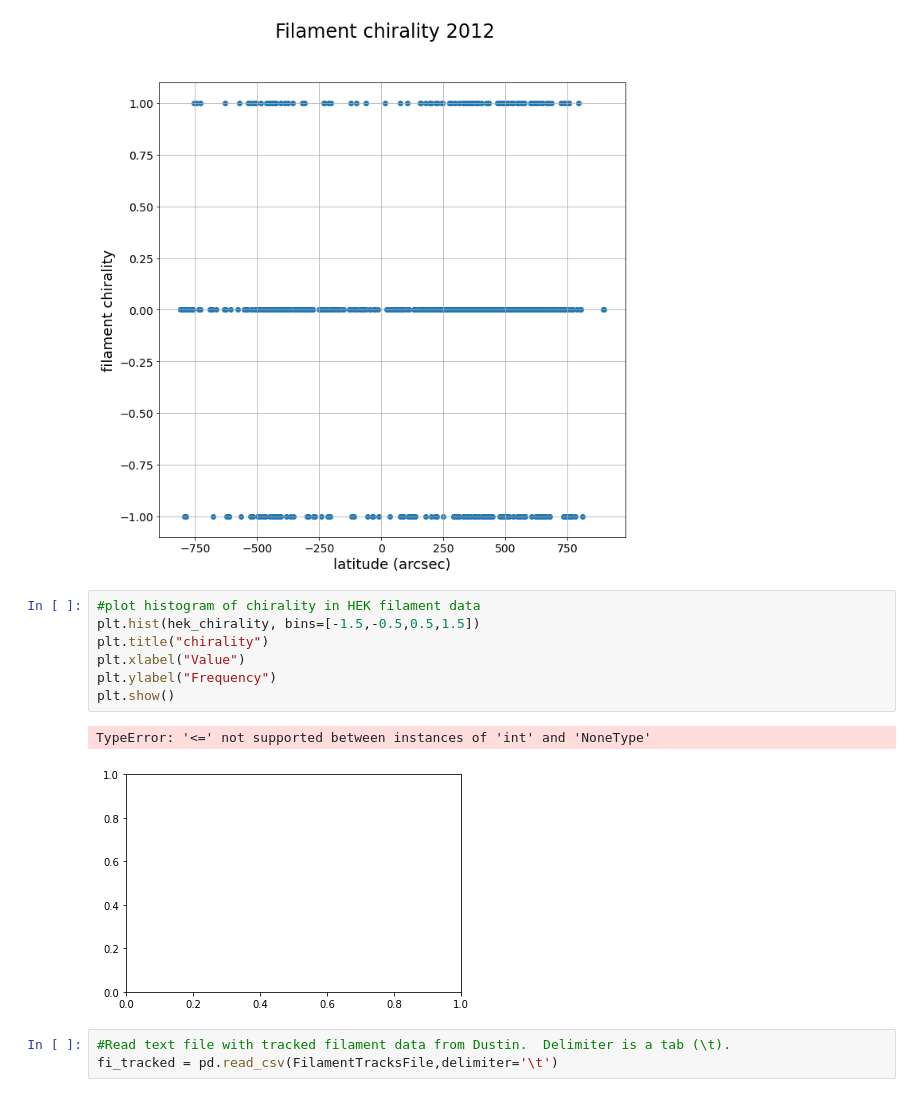
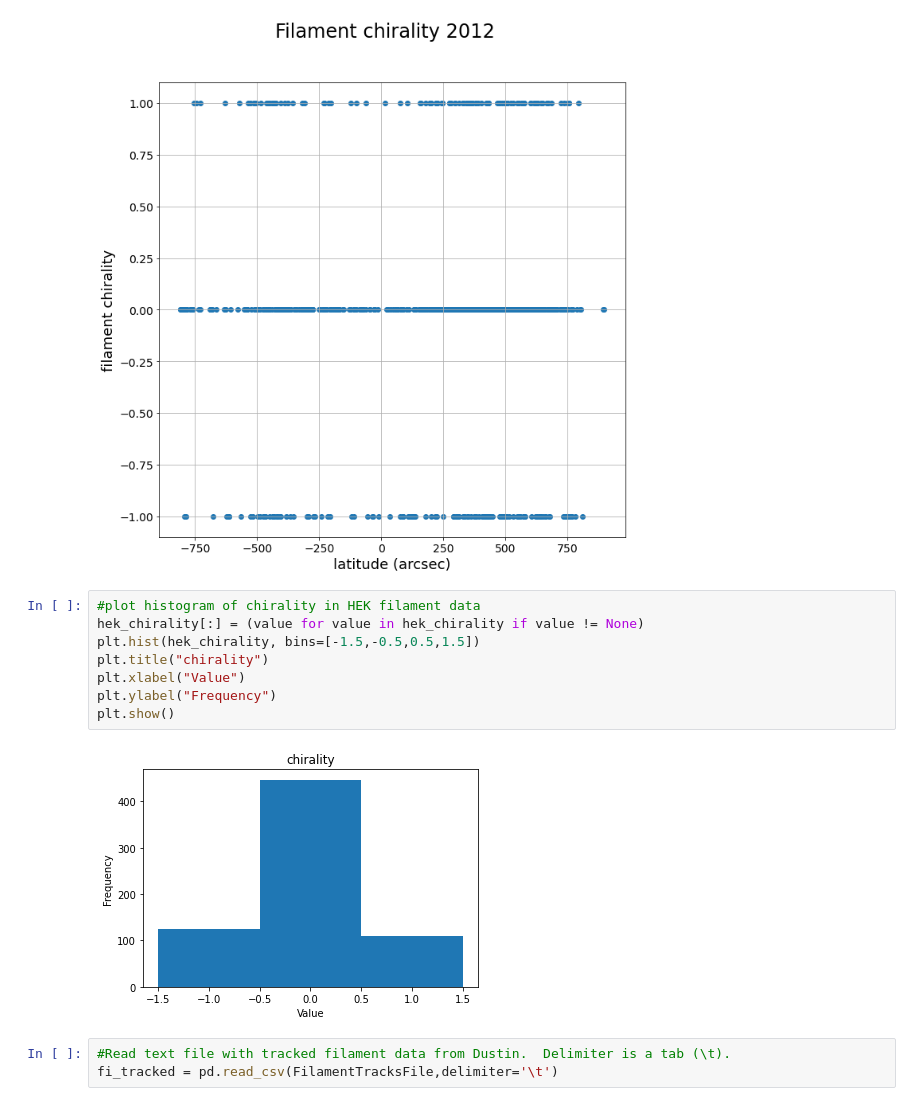
Before and after one commit to kreevescfa/reu2015-test, a Jupyter notebook: test.ipynb, the cells around one changed output. Cells and saved outputs as stored; diff of their text form.

```diff
--- a/test.ipynb
+++ b/test.ipynb
@@ -143,14 +143,14 @@ Text(0.5, 0.98, 'Filament chirality 2012')
 [figure]
 # %%
 #plot histogram of chirality in HEK filament data
+hek_chirality[:] = (value for value in hek_chirality if value != None)
 plt.hist(hek_chirality, bins=[-1.5,-0.5,0.5,1.5])
 plt.title("chirality")
 plt.xlabel("Value")
 plt.ylabel("Frequency")
 plt.show()
 # %% [output]
-TypeError: '<=' not supported between instances of 'int' and 'NoneType'
-[figure, old version]
+[figure, new version]
 # %%
 #Read text file with tracked filament data from Dustin.  Delimiter is a tab (\t).
 fi_tracked = pd.read_csv(FilamentTracksFile,delimiter='\t')
```
Also changed, not shown: parts of 17 cells of this notebook.
